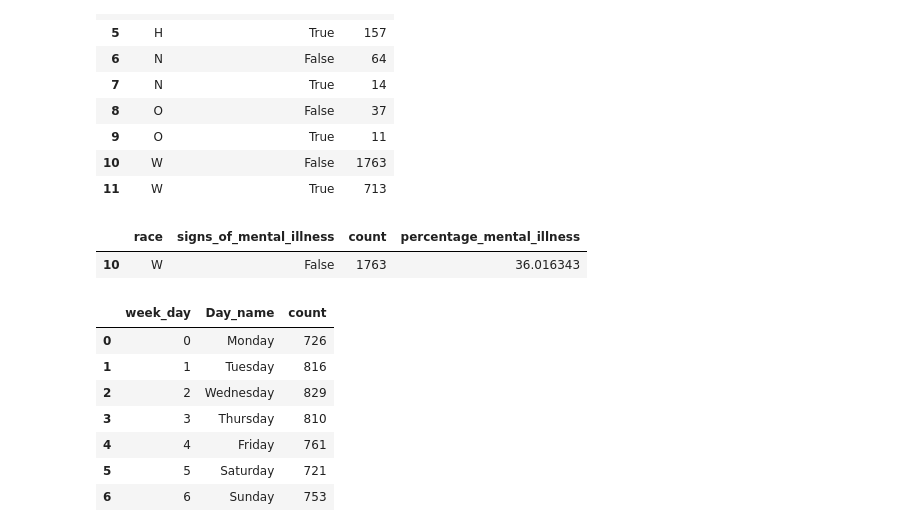
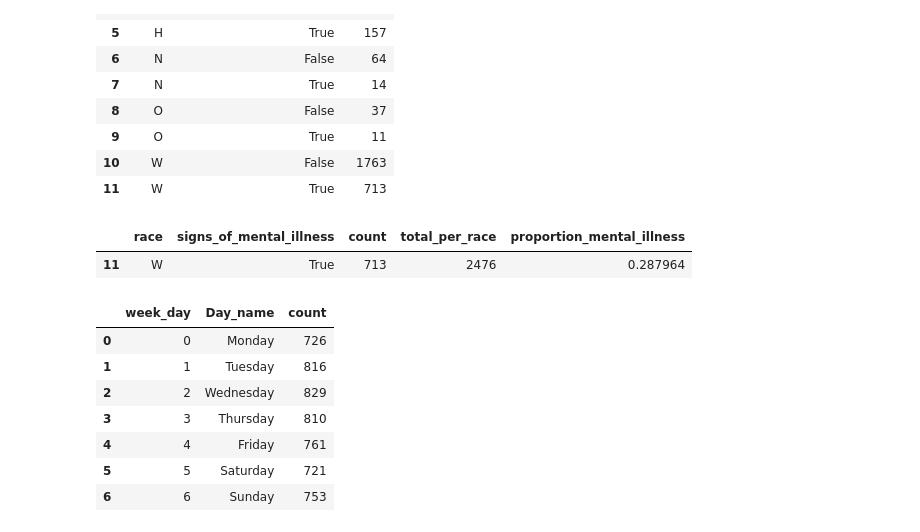
Before and after one commit to Piozel/Zadanie8.3_Przestepczosc, a Jupyter notebook: 8.3Zadanie_Przestepczosc.ipynb, the cells around one changed output. Drawn from its saved outputs; the diff is of its cells as text; code cells hidden in the pictures.

```diff
--- a/8.3Zadanie_Przestepczosc.ipynb
+++ b/8.3Zadanie_Przestepczosc.ipynb
@@ -54,13 +54,15 @@ display(summary)
 # %%
 #Za pomocą Map, Applymap lub Apply dodaj do tego zestawienia kolumnę wskazującą jaki odsetek ofiar interwencji wykazywało oznaki choroby psychicznej
 #dla każdej z ras. Odpowiedz, która z nich charakteryzuje się największym odsetkiem znamion choroby psychicznej podczas interwencji.
-total_count = summary['count'].sum()
-summary['percentage_mental_illness'] = summary.apply(lambda row: (row['count'] / total_count) * 100, axis=1)
-max_mental_illness = summary[summary['percentage_mental_illness'] == summary['percentage_mental_illness'].max()]
+summary['total_per_race'] = summary.groupby('race')['count'].transform('sum') # .transform('sum') powoduje ze Suma danej rasy będzie powielona w każdym wierszu tej grupy.
+summary['proportion_mental_illness'] = summary.apply(lambda row: row['count'] /row['total_per_race'], axis=1)
+max_mental_illness = summary[(summary['proportion_mental_illness'] == summary['proportion_mental_illness']) & (summary['signs_of_mental_illness'] == True)]
+max_mental_illness_calculation = max_mental_illness.max()
+max_mental_illness = max_mental_illness[max_mental_illness['proportion_mental_illness'] == max_mental_illness_calculation['proportion_mental_illness']]
 max_mental_illness
 # %% [output]
-|  | race | signs_of_mental_illness | count | percentage_mental_illness |
-| 10 | W | False | 1763 | 36.016343 |
+|  | race | signs_of_mental_illness | count | total_per_race | proportion_mental_illness |
+| 11 | W | True | 713 | 2476 | 0.287964 |
 # %%
 #Dodaj kolumnę oznaczającą dzień tygodnia, w którym doszło do interwencji. Zlicz interwencje według odpowiedniego dnia tygodnia. Następnie stwórz wykres
 #kolumnowy, tak aby dni tygodnia były uszeregowane od poniedziałku do niedzieli.
```
Also changed, not shown: parts of 2 cells of this notebook.
